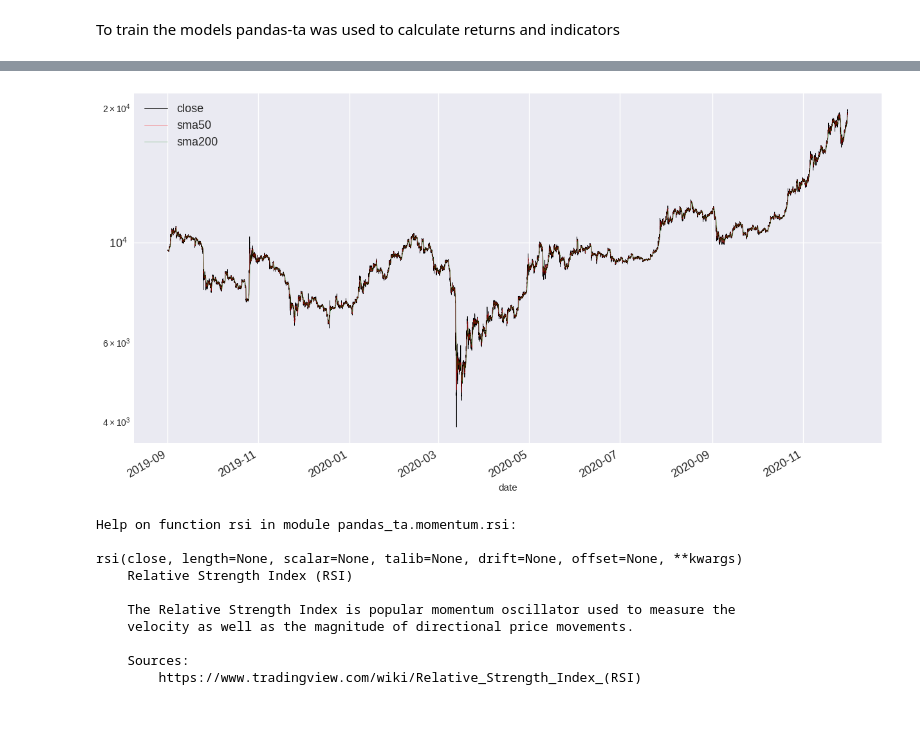
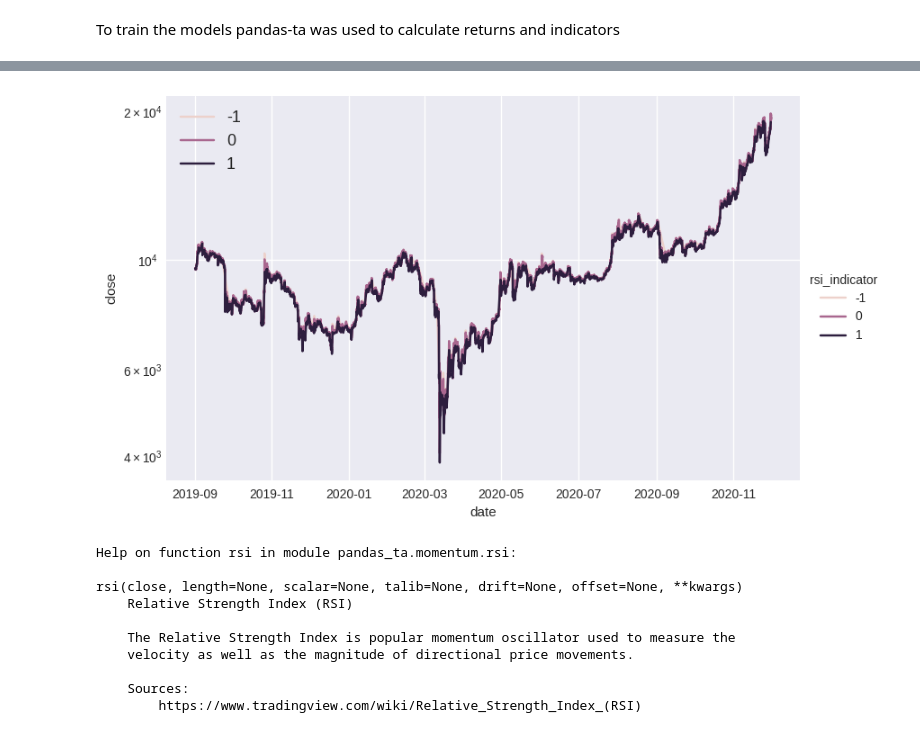
Before and after one commit to MartinMolestina/tradingbot, a Jupyter notebook: data_preparation.ipynb, the cells around one changed output, grey strips where cells are left out. Cells and saved outputs as stored; diff of their text form; code cells hidden in the pictures.

Commit message:
rsi signals created

```diff
--- a/data_preparation.ipynb
+++ b/data_preparation.ipynb
@@ -81,13 +82,18 @@ btc_df.head()
 To train the models pandas-ta was used to calculate returns and indicators
 # %%
 btc_df.ta.rsi(close='close', length=10, append=True)
-btc_df["rsi_indicator"] = 0
-btc_df["rsi_indicator"] = np.where(btc_df['RSI_10']<30, 1, 0)
+rsi_conditions = [
+    (btc_df['RSI_10'] > 80),
+    (btc_df['RSI_10'] <= 80) & (btc_df['RSI_10'] > 30),
+    (btc_df['RSI_10'] <= 30)
+]
+rsi_signals=[-1,0,1]
+btc_df["rsi_indicator"] = np.select(rsi_conditions,rsi_signals)
 
+btc_df["log_return"] = ta.log_return(close=btc_df["close"])
+btc_df.dropna(inplace=True)
+"""
 btc_df["sma50"] = ta.sma(close=btc_df["close"],length=50)
 btc_df["sma200"] = ta.sma(close=btc_df["close"],length=200)
 btc_df["SMA_indicator"] = np.where(btc_df['sma50']>btc_df['sma200'], 1, 0)
-
-btc_df["log_return"] = ta.log_return(close=btc_df["close"])
-
-btc_df.dropna(inplace=True)
+"""
@@ -126,12 +123,10 @@ Name: close, dtype: float64
 # %%
-btc_df["close"].plot(figsize = (15, 8), fontsize = 13, linewidth=0.5, color="black")
-btc_df["sma50"].plot(linewidth=0.5, alpha=0.5, color="red")
-btc_df["sma200"].plot(linewidth=0.5, alpha=0.5, color="green")
+sns.relplot(data=btc_df, x='date', y='close', hue='rsi_indicator',kind="line", aspect=1.61)
 plt.legend(fontsize = 13)
 plt.yscale("log")
 plt.show()
 # %% [output]
-[figure, old version]
+[figure, new version]
 # %%
 help(ta.rsi)
 # %% [output]
```
Also changed, not shown: parts of 4 cells of this notebook.
